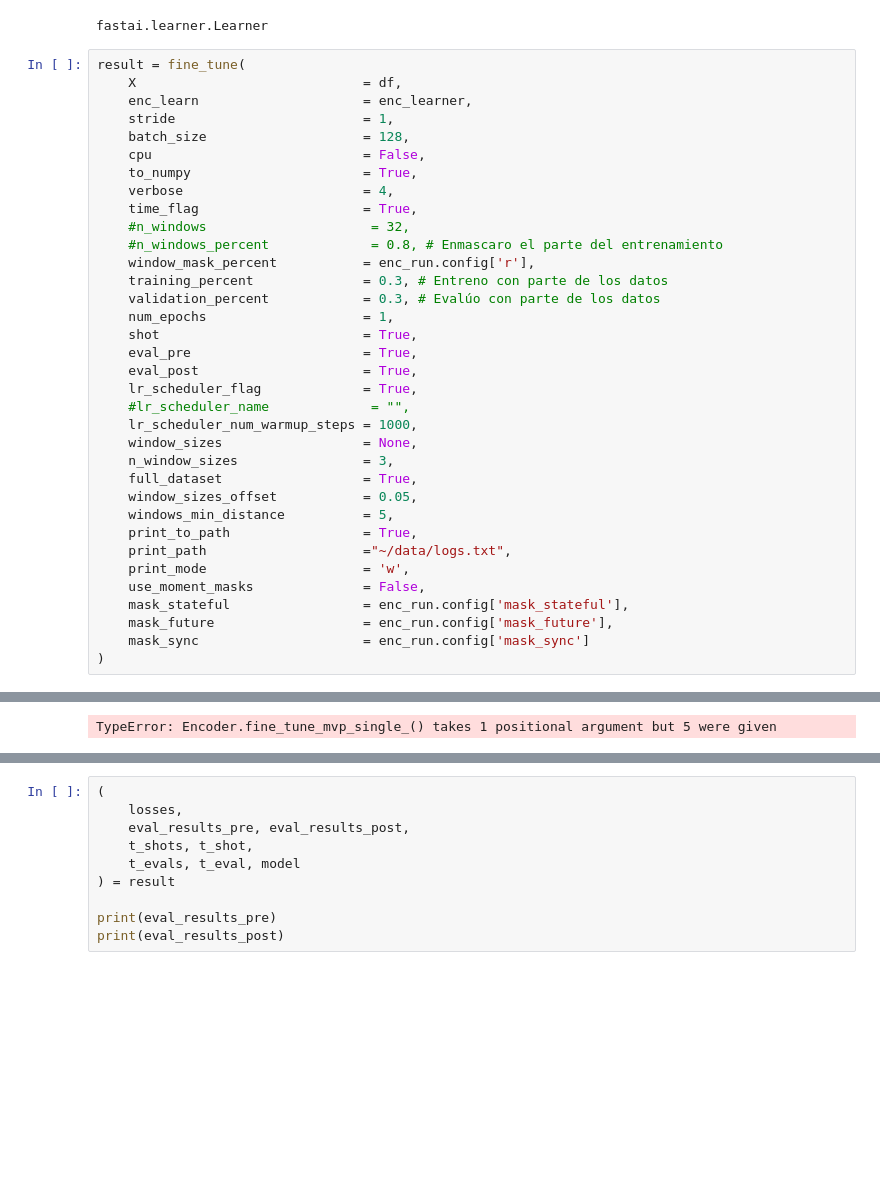
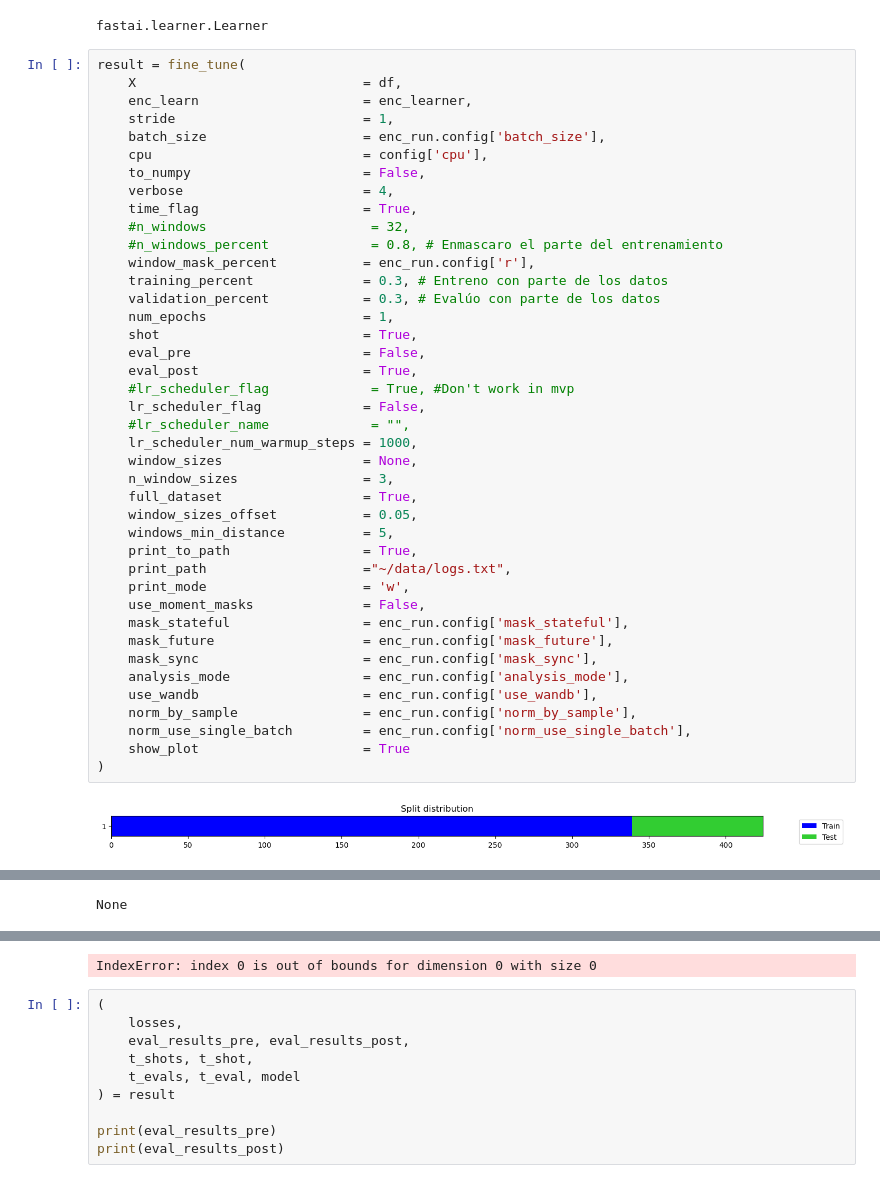
Before and after one commit to vrodriguezf/deepvats, a Jupyter notebook: nbs_pipeline/03a_embeddings.ipynb, the cells around one changed output, grey strips where cells are left out. Drawn from its saved outputs; the diff is of its cells as text; blank space fills up the shorter version.

Commit message:
checked window size for fine_tune_mvp & time issues

```diff
--- a/nbs_pipeline/03a_embeddings.ipynb
+++ b/nbs_pipeline/03a_embeddings.ipynb
@@ -293,36 +293,43 @@ fastai.learner.Learner
 # %%
 result = fine_tune(
     X                             = df,
     enc_learn                     = enc_learner,
     stride                        = 1,
-    batch_size                    = 128,
-    cpu                           = False,
-    to_numpy                      = True,
+    batch_size                    = enc_run.config['batch_size'],
+    cpu                           = config['cpu'],
+    to_numpy                      = False,
     verbose                       = 4,
     time_flag                     = True,
     #n_windows                     = 32,
     #n_windows_percent             = 0.8, # Enmascaro el parte del entrenamiento
     window_mask_percent           = enc_run.config['r'],
     training_percent              = 0.3, # Entreno con parte de los datos
     validation_percent            = 0.3, # Evalúo con parte de los datos
     num_epochs                    = 1,
     shot                          = True,
-    eval_pre                      = True,
+    eval_pre                      = False,
     eval_post                     = True,
-    lr_scheduler_flag             = True,
+    #lr_scheduler_flag             = True, #Don't work in mvp
+    lr_scheduler_flag             = False,
     #lr_scheduler_name             = "",
     lr_scheduler_num_warmup_steps = 1000,
     window_sizes                  = None,
     n_window_sizes                = 3,
     full_dataset                  = True,
     window_sizes_offset           = 0.05,
     windows_min_distance          = 5,
     print_to_path                 = True,
     print_path                    ="~/data/logs.txt",
     print_mode                    = 'w',
     use_moment_masks              = False,
     mask_stateful                 = enc_run.config['mask_stateful'],
     mask_future                   = enc_run.config['mask_future'],
-    mask_sync                     = enc_run.config['mask_sync']
+    mask_sync                     = enc_run.config['mask_sync'],
+    analysis_mode                 = enc_run.config['analysis_mode'],
+    use_wandb                     = enc_run.config['use_wandb'],
+    norm_by_sample                = enc_run.config['norm_by_sample'],
+    norm_use_single_batch         = enc_run.config['norm_use_single_batch'],
+    show_plot                     = True
 )
 # %% [output]
+[figure, added]
@@ -329 +337 @@ result = fine_tune(
-TypeError: Encoder.fine_tune_mvp_single_() takes 1 positional argument but 5 were given
+None
@@ -330,3 +339,4 @@ TypeError: Encoder.fine_tune_mvp_single_() takes 1 positional argument but 5 wer
+IndexError: index 0 is out of bounds for dimension 0 with size 0
 # %%
 (
     losses,
```
Also changed, not shown: parts of 3 cells of this notebook, 6 other files.
